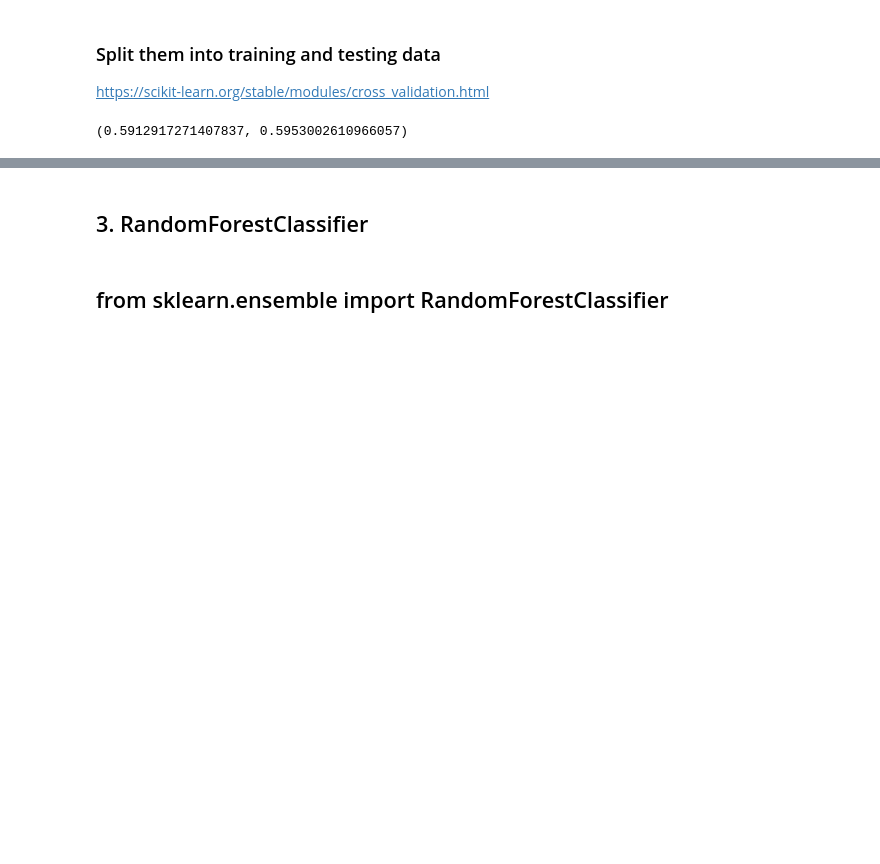
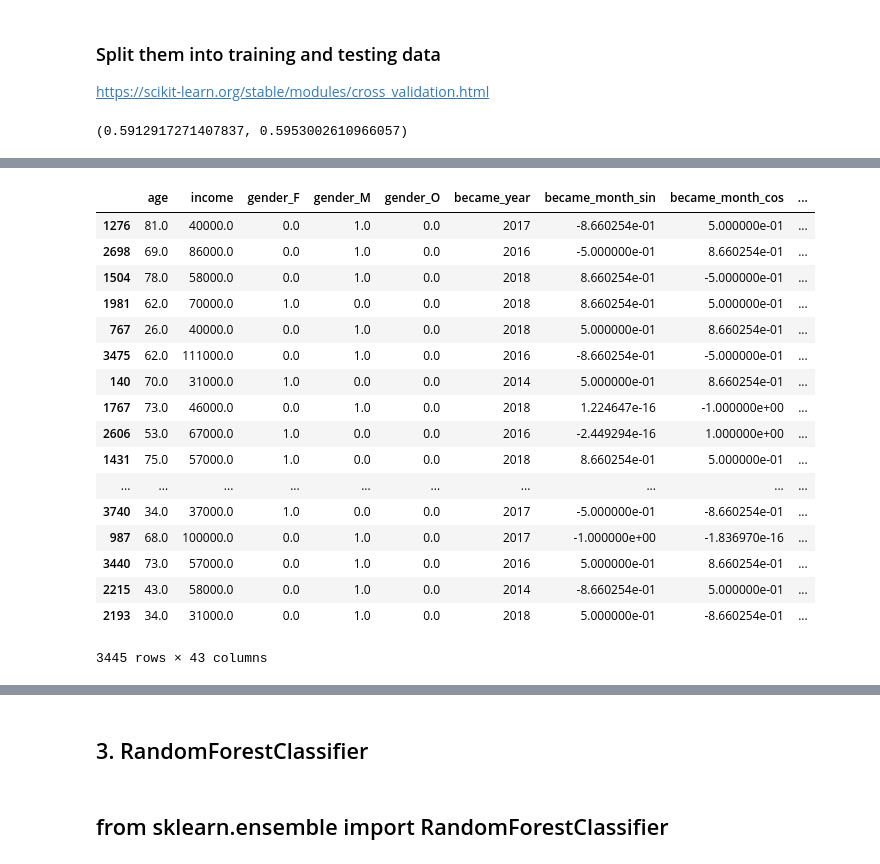
Before and after one commit to kudojp/StarBucksPromotionAnalysis, a Jupyter notebook: 190403StarbucksPromotionAnalysis.ipynb, the cells around one changed output, grey strips where cells are left out. Drawn from its saved outputs; the diff is of its cells as text; code cells hidden in the pictures; blank space fills up the shorter version.

```diff
--- a/190403StarbucksPromotionAnalysis.ipynb
+++ b/190403StarbucksPromotionAnalysis.ipynb
@@ -518,3 +553,24 @@ y_train.mean(), y_test.mean()
+# %%
+X_train
+# %% [output]
+|  | age | income | gender_F | gender_M | gender_O | became_year | became_month_sin | became_month_cos | ... |
+| 1276 | 81.0 | 40000.0 | 0.0 | 1.0 | 0.0 | 2017 | -8.660254e-01 | 5.000000e-01 | ... |
+| 2698 | 69.0 | 86000.0 | 0.0 | 1.0 | 0.0 | 2016 | -5.000000e-01 | 8.660254e-01 | ... |
+| 1504 | 78.0 | 58000.0 | 0.0 | 1.0 | 0.0 | 2018 | 8.660254e-01 | -5.000000e-01 | ... |
+| 1981 | 62.0 | 70000.0 | 1.0 | 0.0 | 0.0 | 2018 | 8.660254e-01 | 5.000000e-01 | ... |
+| 767 | 26.0 | 40000.0 | 0.0 | 1.0 | 0.0 | 2018 | 5.000000e-01 | 8.660254e-01 | ... |
+| 3475 | 62.0 | 111000.0 | 0.0 | 1.0 | 0.0 | 2016 | -8.660254e-01 | -5.000000e-01 | ... |
+| 140 | 70.0 | 31000.0 | 1.0 | 0.0 | 0.0 | 2014 | 5.000000e-01 | 8.660254e-01 | ... |
+| 1767 | 73.0 | 46000.0 | 0.0 | 1.0 | 0.0 | 2018 | 1.224647e-16 | -1.000000e+00 | ... |
+| 2606 | 53.0 | 67000.0 | 1.0 | 0.0 | 0.0 | 2016 | -2.449294e-16 | 1.000000e+00 | ... |
+| 1431 | 75.0 | 57000.0 | 1.0 | 0.0 | 0.0 | 2018 | 8.660254e-01 | 5.000000e-01 | ... |
+| ... | ... | ... | ... | ... | ... | ... | ... | ... | ... |
+| 3740 | 34.0 | 37000.0 | 1.0 | 0.0 | 0.0 | 2017 | -5.000000e-01 | -8.660254e-01 | ... |
+| 987 | 68.0 | 100000.0 | 0.0 | 1.0 | 0.0 | 2017 | -1.000000e+00 | -1.836970e-16 | ... |
+| 3440 | 73.0 | 57000.0 | 0.0 | 1.0 | 0.0 | 2016 | 5.000000e-01 | 8.660254e-01 | ... |
+| 2215 | 43.0 | 58000.0 | 0.0 | 1.0 | 0.0 | 2014 | -8.660254e-01 | 5.000000e-01 | ... |
+| 2193 | 34.0 | 31000.0 | 0.0 | 1.0 | 0.0 | 2018 | 5.000000e-01 | -8.660254e-01 | ... |
+3445 rows × 43 columns
 # %%
 from sklearn import linear_model
 from sklearn.metrics import accuracy_score, precision_score, recall_score, f1_score
```
Also changed, not shown: parts of 9 cells of this notebook, 2 other files.
